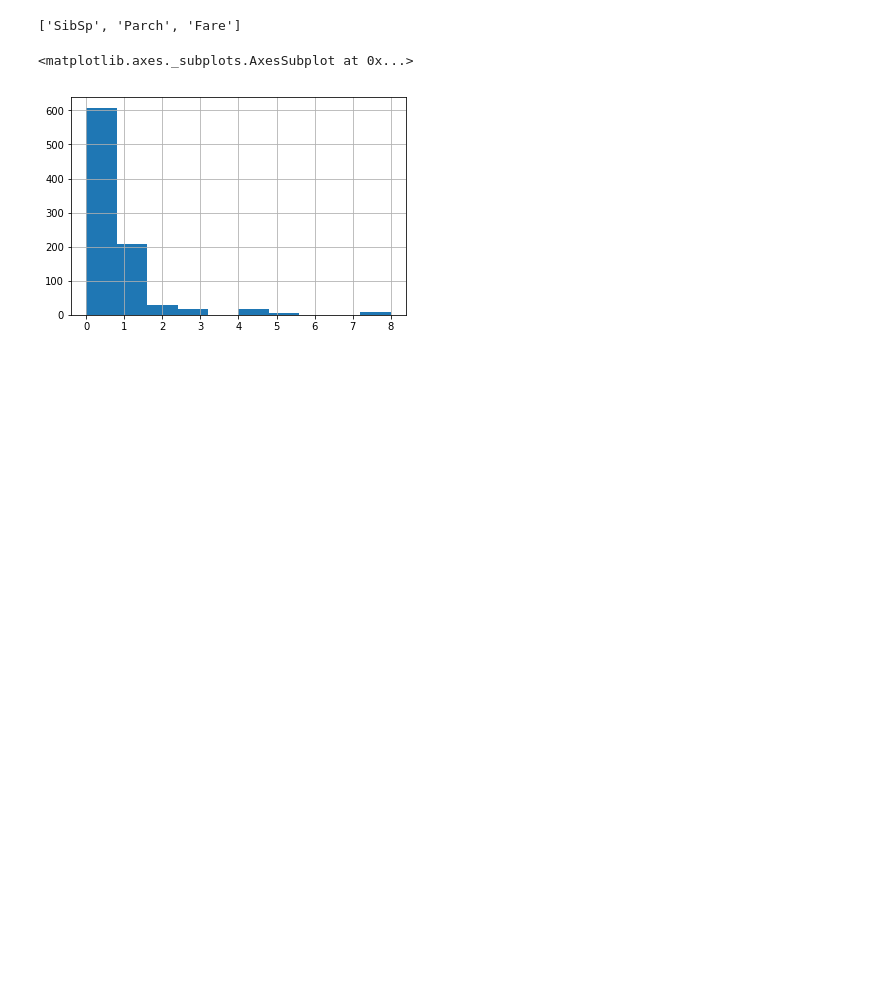
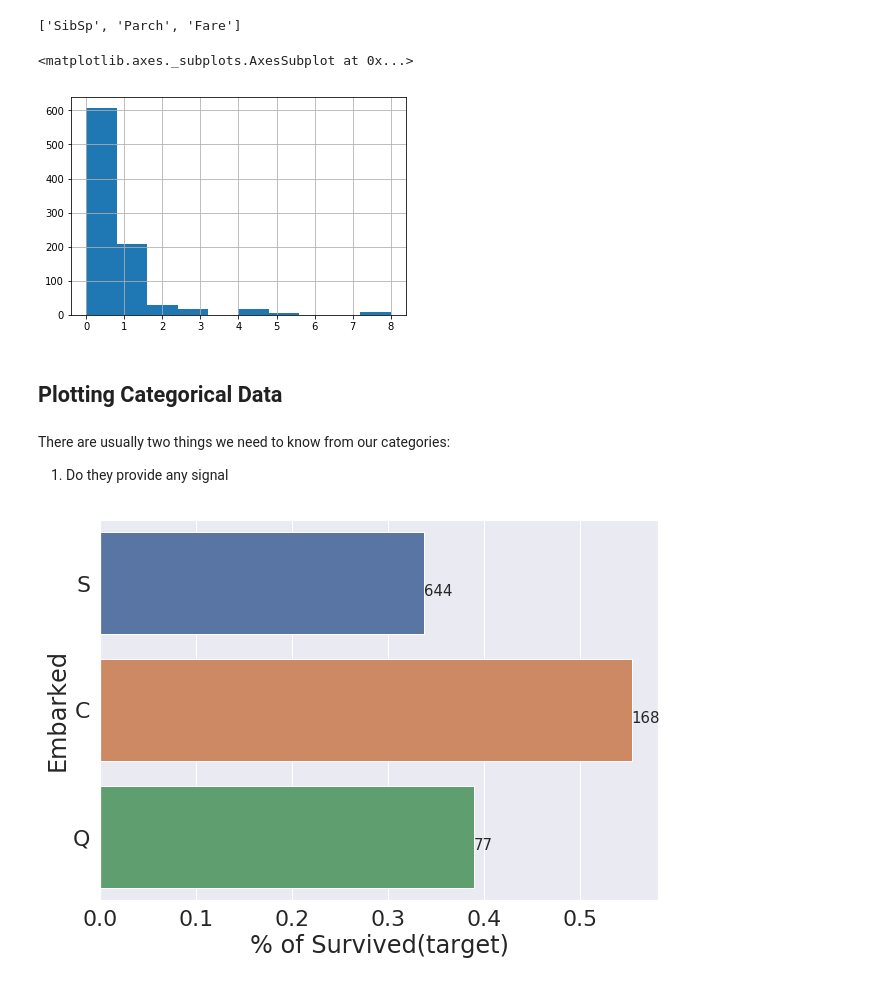
Before and after one commit to JoshVarty/KaggleUtils, a Jupyter notebook: Examples.ipynb, the cells around one changed output. Cells and saved outputs as stored; diff of their text form; code cells hidden in the pictures; blank space fills up the shorter version.

Commit message:
Add plotting of categorical data

```diff
--- a/Examples.ipynb
+++ b/Examples.ipynb
@@ -80,3 +86,12 @@ df['SibSp'].hist()
 # %% [output]
 <matplotlib.axes._subplots.AxesSubplot at 0x...>
 [figure]
+# %% [markdown]
+## Plotting Categorical Data
+# %% [markdown]
+There are usually two things we need to know from our categories:
+1. Do they provide any signal
+# %%
+plot_category_percent_of_target(df, 'Embarked', 'Survived')
+# %% [output]
+[figure, added]
```
Also changed, not shown: parts of 3 cells of this notebook, 1 other file.
